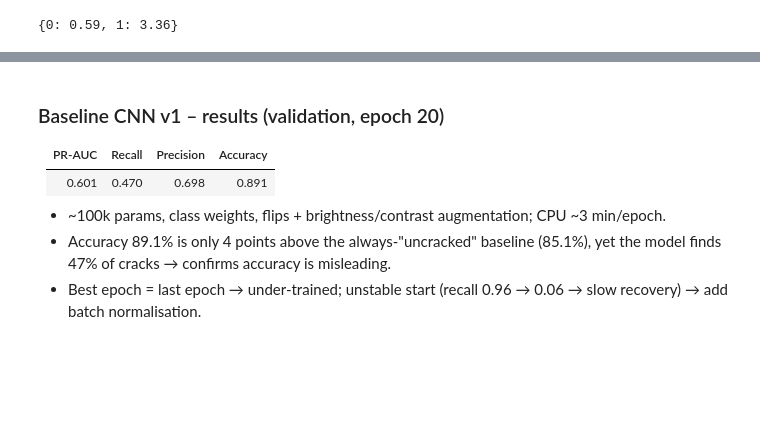
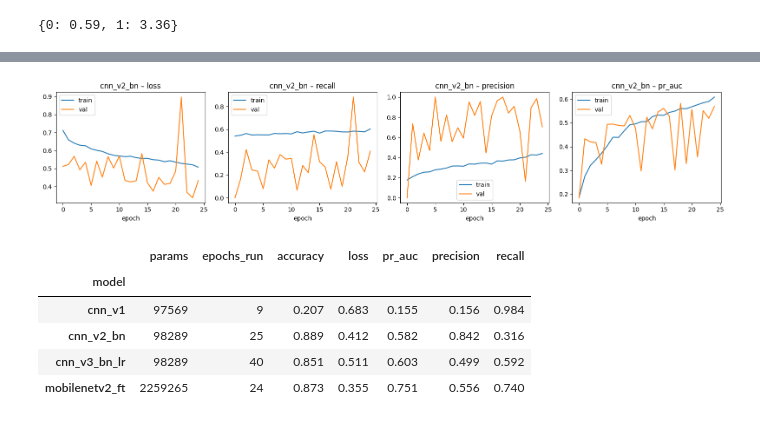
Before and after one commit to ZerihunWaje/deck-crack-detection, a Jupyter notebook: notebooks/02_training.ipynb, the cells around one changed output, grey strips where cells are left out. Saved outputs shown, nothing was run; the diff lists cells and outputs as text; code cells hidden in the pictures; blank space fills up the shorter version.

```diff
--- a/notebooks/02_training.ipynb
+++ b/notebooks/02_training.ipynb
@@ -240,11 +297,44 @@ plt.show()
-# %% [markdown]
-### Baseline CNN v1 – results (validation, epoch 20)
-
-| PR-AUC | Recall | Precision | Accuracy |
-| -----: | -----: | --------: | -------: |
-|  0.601 |  0.470 |     0.698 |    0.891 |
-
-- ~100k params, class weights, flips + brightness/contrast augmentation; CPU ~3 min/epoch.
-- Accuracy 89.1% is only 4 points above the always-"uncracked" baseline (85.1%), yet the model finds 47% of cracks
-  → confirms accuracy is misleading.
-- Best epoch = last epoch → under-trained; unstable start (recall 0.96 → 0.06 → slow recovery) → add batch normalisation.
+# %%
+def plot_history(name, metrics=("loss", "recall", "precision", "pr_auc")):
+    """Plot train vs validation curves for one trained model."""
+    history = histories[name].history
+
+    fig, axes = plt.subplots(1, len(metrics), figsize=(4 * len(metrics), 3.5))
+    for ax, metric in zip(axes, metrics):
+        ax.plot(history[metric], label="train")
+        ax.plot(history[f"val_{metric}"], label="val")
+        ax.set_title(f"{name} – {metric}")
+        ax.set_xlabel("epoch")
+        ax.legend()
+
+    plt.tight_layout()
+    plt.savefig(FIG_DIR / f"curves_{name}.png", dpi=150, bbox_inches="tight")
+    plt.show()
+
+
+plot_history("cnn_v2_bn")
+# %% [output]
+[figure, added]
+# %%
+rows = []
+for name, model in models.items():
+    results = model.evaluate(val_ds, return_dict=True, verbose=0)
+    rows.append(
+        {
+            "model": name,
+            "params": model.count_params(),
+            "epochs_run": len(histories[name].history["loss"]),
+            **{k: round(v, 3) for k, v in results.items()},
+        }
+    )
+
+results_df = pd.DataFrame(rows).set_index("model")
+results_df.to_csv(MODEL_DIR / "results_val.csv")
+results_df
+# %% [output]
+|  | params | epochs_run | accuracy | loss | pr_auc | precision | recall |
+| model |  |  |  |  |  |  |  |
+| cnn_v1 | 97569 | 9 | 0.207 | 0.683 | 0.155 | 0.156 | 0.984 |
+| cnn_v2_bn | 98289 | 25 | 0.889 | 0.412 | 0.582 | 0.842 | 0.316 |
+| cnn_v3_bn_lr | 98289 | 40 | 0.851 | 0.511 | 0.603 | 0.499 | 0.592 |
+| mobilenetv2_ft | 2259265 | 24 | 0.873 | 0.355 | 0.751 | 0.556 | 0.740 |
```
Also changed, not shown: parts of 27 cells of this notebook.
